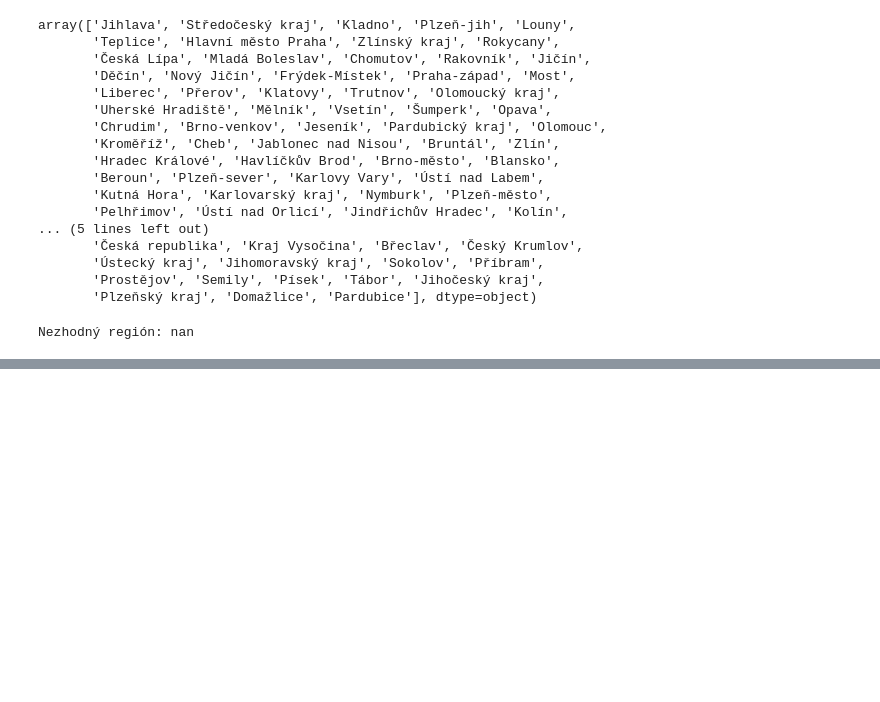
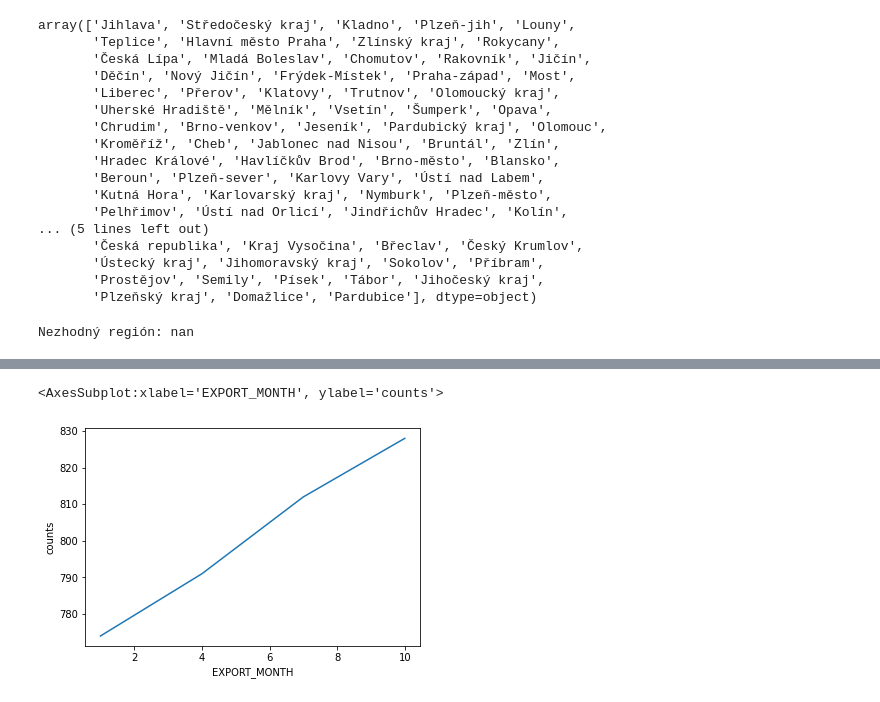
Before and after one commit to adaryb123/UPAproject, a Jupyter notebook: Data_analysis.ipynb, the cells around one changed output, grey strips where cells are left out. Drawn from its saved outputs; the diff is of its cells as text; code cells hidden in the pictures; blank space fills up the shorter version.

```diff
--- a/Data_analysis.ipynb
+++ b/Data_analysis.ipynb
@@ -468,0 +557,5 @@ Nezhodný región: nan
+# %%
+sns.lineplot(data=df_grouped.loc[df_grouped['OborPece'] == 'Dentální hygienistka'], x='EXPORT_MONTH', y='counts')
+# %% [output]
+<AxesSubplot:xlabel='EXPORT_MONTH', ylabel='counts'>
+[figure, added]
```
Also changed, not shown: parts of 17 cells of this notebook, 6 other files.
